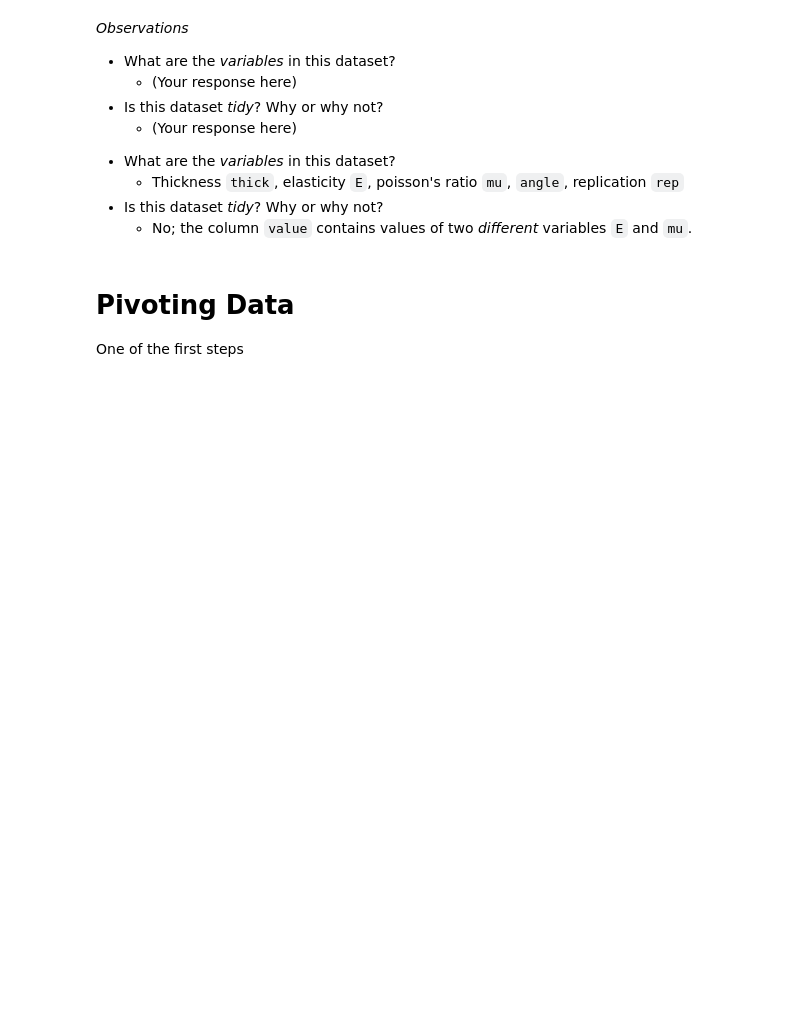
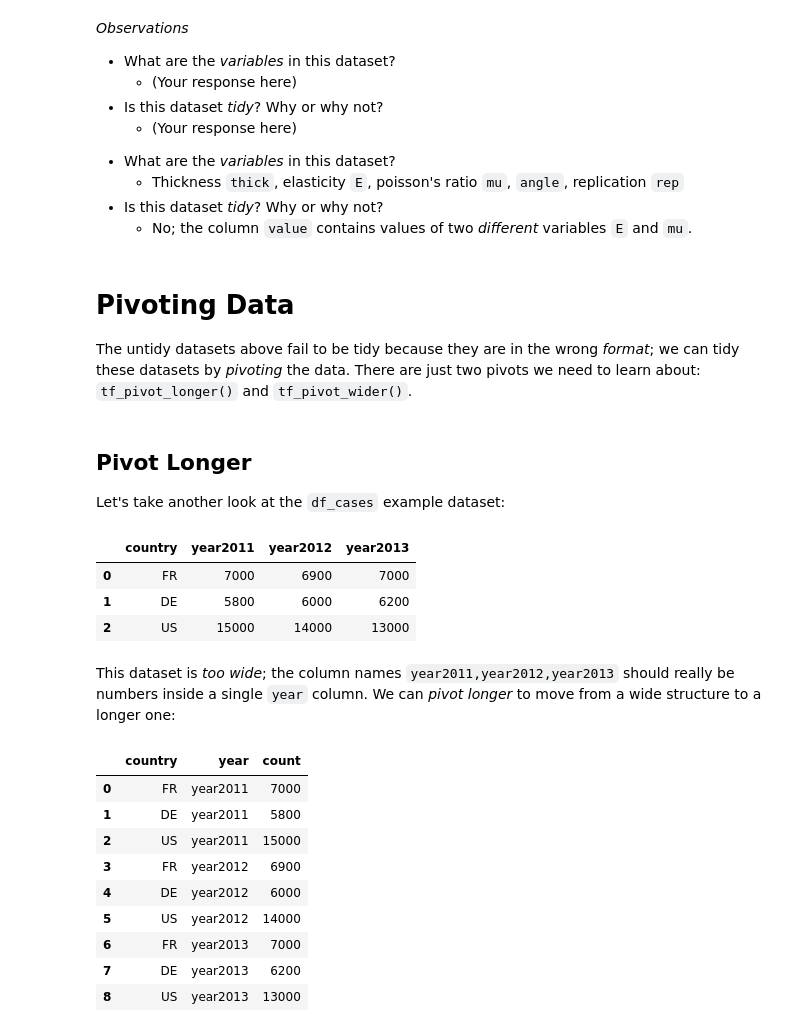
Before and after one commit to zdelrosario/evc-course, a Jupyter notebook: exercises/e-data03-pivot-master.ipynb, the cells around one changed output. Cells and saved outputs as stored; diff of their text form; code cells hidden in the pictures; blank space fills up the shorter version.

```diff
--- a/exercises/e-data03-pivot-master.ipynb
+++ b/exercises/e-data03-pivot-master.ipynb
@@ -209,4 +211,39 @@ df_alloys2
 # %% [markdown]
 # Pivoting Data
 
-One of the first steps
+The untidy datasets above fail to be tidy because they are in the wrong *format*; we can tidy these datasets by *pivoting* the data. There are just two pivots we need to learn about: `tf_pivot_longer()` and `tf_pivot_wider()`.
+# %% [markdown]
+## Pivot Longer
+
+Let's take another look at the `df_cases` example dataset:
+# %%
+## NOTE: No need to edit
+df_cases
+# %% [output]
+|  | country | year2011 | year2012 | year2013 |
+| 0 | FR | 7000 | 6900 | 7000 |
+| 1 | DE | 5800 | 6000 | 6200 |
+| 2 | US | 15000 | 14000 | 13000 |
+# %% [markdown]
+This dataset is *too wide*; the column names `year2011,year2012,year2013` should really be numbers inside a single `year` column. We can *pivot longer* to move from a wide structure to a longer one:
+# %%
+## NOTE: No need to edit
+(
+    df_cases
+    >> gr.tf_pivot_longer(
+        columns=["year2011", "year2012", "year2013"],
+        names_to="year",
+        values_to="count",
+    )
+)
+# %% [output]
+|  | country | year | count |
+| 0 | FR | year2011 | 7000 |
+| 1 | DE | year2011 | 5800 |
+| 2 | US | year2011 | 15000 |
+| 3 | FR | year2012 | 6900 |
+| 4 | DE | year2012 | 6000 |
+| 5 | US | year2012 | 14000 |
+| 6 | FR | year2013 | 7000 |
+| 7 | DE | year2013 | 6200 |
+| 8 | US | year2013 | 13000 |
```
Also changed, not shown: parts of 20 cells of this notebook.
